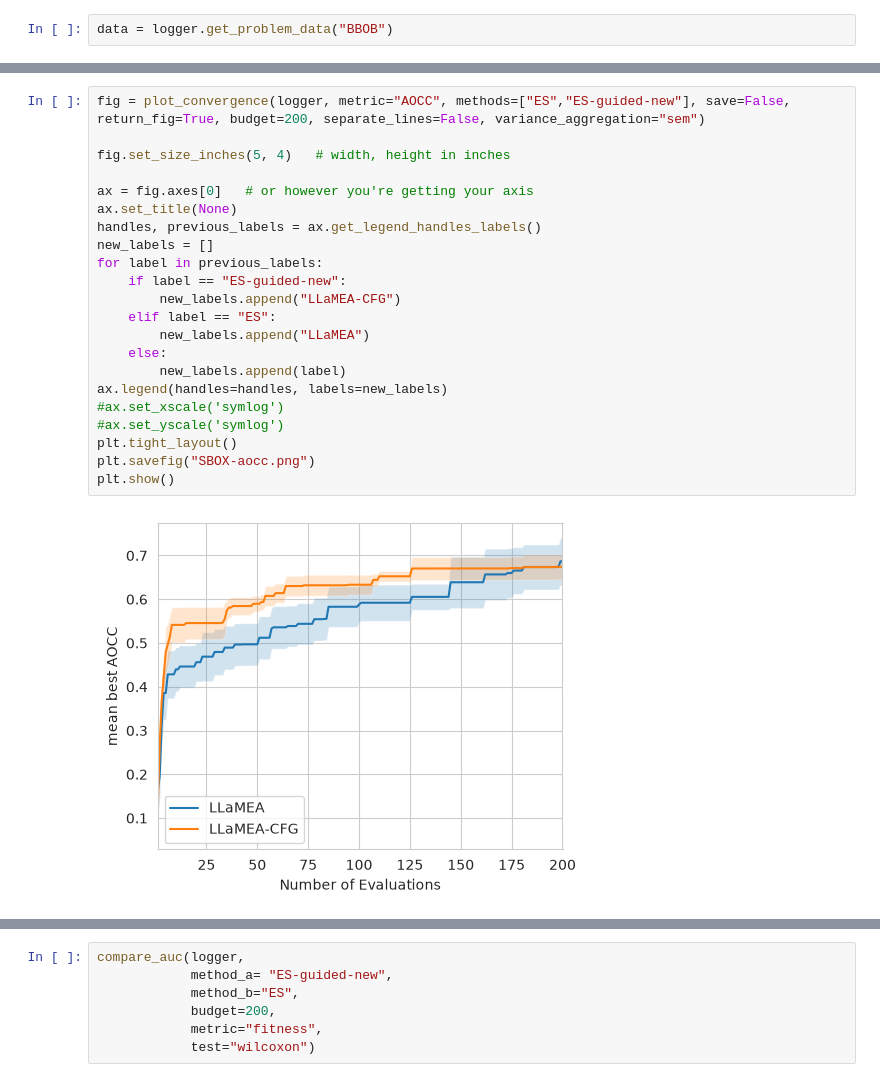
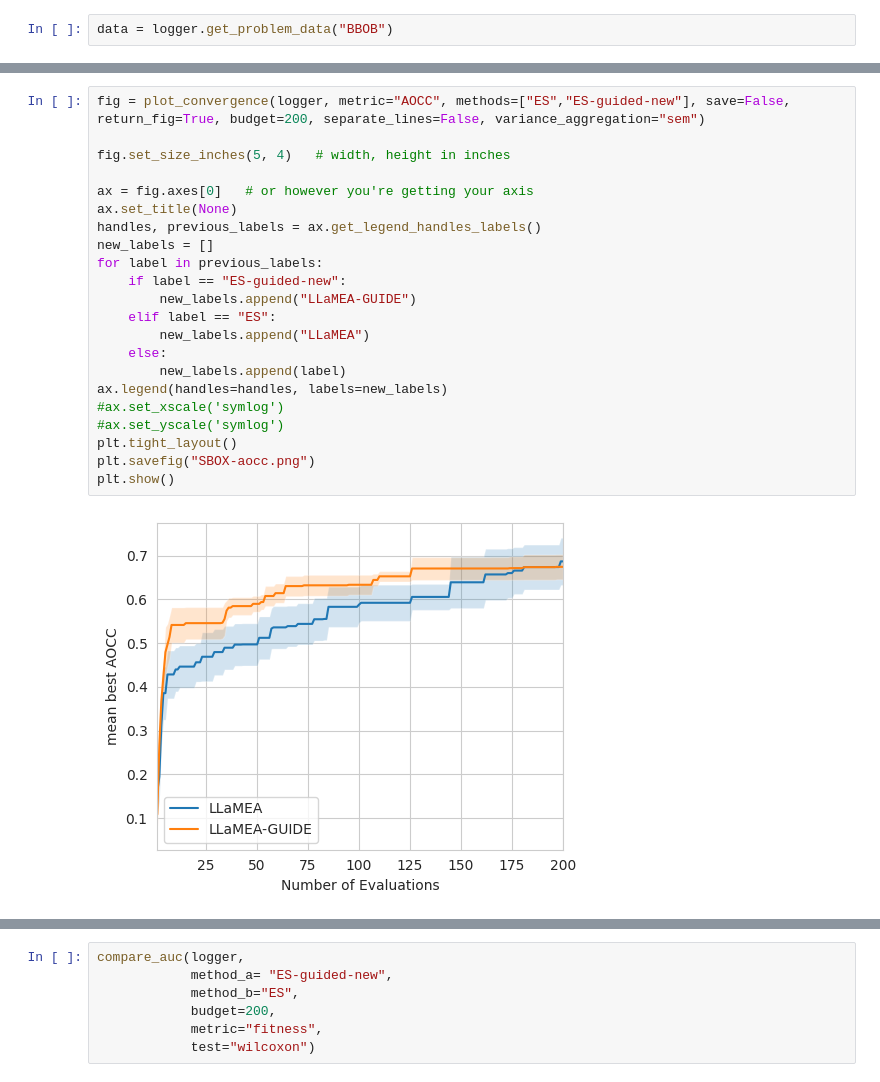
Before and after one commit to XAI-liacs/BLADE, a Jupyter notebook: visualize_1.ipynb, the cells around one changed output, grey strips where cells are left out. Saved outputs shown, nothing was run; the diff lists cells and outputs as text.

Commit message:
Adapted readme for GUIDE

```diff
--- a/visualize_1.ipynb
+++ b/visualize_1.ipynb
@@ -342,27 +339,27 @@ See the caveats in the documentation: https://pandas.pydata.org/pandas-docs/stab
 # %%
 fig = plot_convergence(logger, metric="AOCC", methods=["ES","ES-guided-new"], save=False, return_fig=True, budget=200, separate_lines=False, variance_aggregation="sem")
 
 fig.set_size_inches(5, 4)   # width, height in inches
 
 ax = fig.axes[0]   # or however you're getting your axis
 ax.set_title(None)
 handles, previous_labels = ax.get_legend_handles_labels()
 new_labels = []
 for label in previous_labels:
     if label == "ES-guided-new":
-        new_labels.append("LLaMEA-CFG")
+        new_labels.append("LLaMEA-GUIDE")
     elif label == "ES":
         new_labels.append("LLaMEA")
     else:
         new_labels.append(label)
 ax.legend(handles=handles, labels=new_labels)
 #ax.set_xscale('symlog')
 #ax.set_yscale('symlog')
 plt.tight_layout()
 plt.savefig("SBOX-aocc.png")
 plt.show()
 # %% [output]
-[figure, old version]
+[figure, new version]
 # %%
 fig = plot_speedup(logger, method_fast="ES-guided-new", method_slow="ES", save=False, return_fig=True, budget=200)
 ax = fig.axes[0]   # or however you're getting your axis
```
Also changed, not shown: parts of 5 cells of this notebook, 5 other files.
